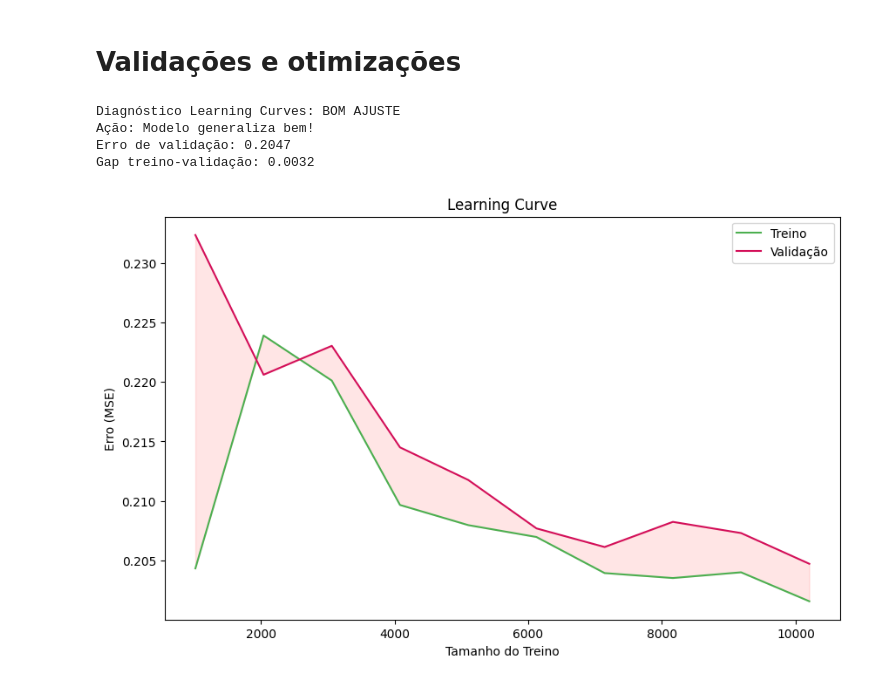
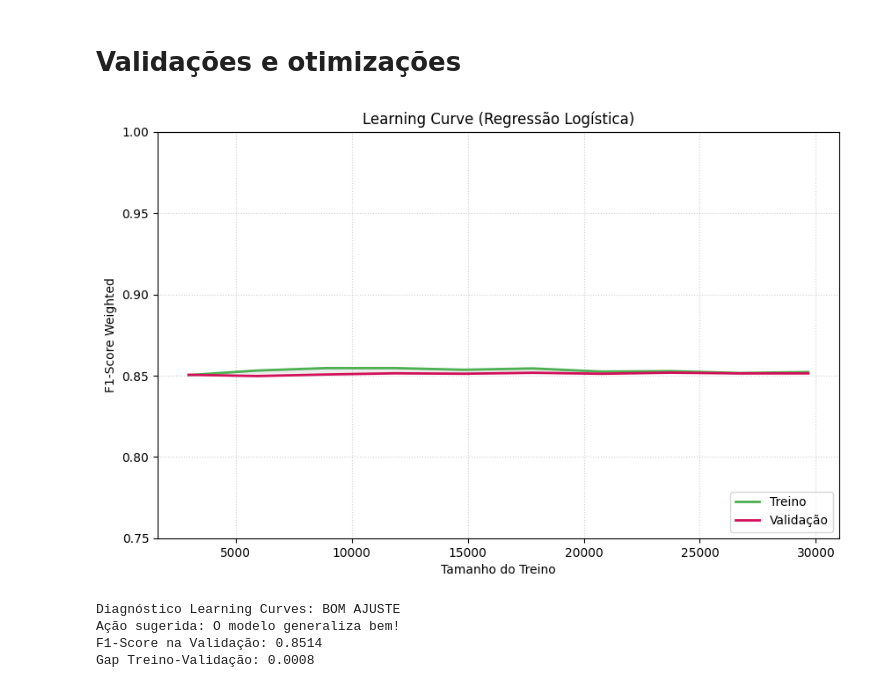
Before and after one commit to jcdematos/fiap-iast-tech-challange-03, a Jupyter notebook: jupyter-notebooks/Modelo_Classificação_Regressao_Logistica_Fase3.ipynb, the cells around one changed output. Drawn from its saved outputs; the diff is of its cells as text; code cells hidden in the pictures.

```diff
--- a/jupyter-notebooks/Modelo_Classificação_Regressao_Logistica_Fase3.ipynb
+++ b/jupyter-notebooks/Modelo_Classificação_Regressao_Logistica_Fase3.ipynb
@@ -288,45 +385,54 @@ ROC AUC Score Geral (Weighted): 0.9489
 # %%
 ##Learning Curves e Validation Curves
 
-#Learning Curves
+# 1. Learning Curves com a métrica (f1_weighted)
 train_sizes, train_scores, val_scores = learning_curve(
-    modelo, X_train_scaled, y_train, cv=5,
+    random_search.best_estimator_,
+    X_train_scaled,
+    y_train,
+    cv=5,
     train_sizes=np.linspace(0.1, 1.0, 10),
-    scoring='neg_mean_squared_error', n_jobs=-1
+    scoring='f1_weighted',
+    n_jobs=-1,
+    random_state=42
 )
 
-train_mean = -train_scores.mean(axis=1)
-val_mean = -val_scores.mean(axis=1)
+# 2. Média das métricas (sem o sinal de menos '-')
+train_mean = train_scores.mean(axis=1)
+val_mean = val_scores.mean(axis=1)
 
+# 3. Visualização da Curva de Aprendizado
 plt.figure(figsize=(10, 6))
-plt.plot(train_sizes, train_mean, label='Treino', color='#4CAF50')
-plt.plot(train_sizes, val_mean, label='Validação', color='#D30F59')
-plt.fill_between(train_sizes, train_mean, val_mean, alpha=0.1, color='red')
+plt.plot(train_sizes, train_mean, label='Treino', color='#4CAF50', lw=2)
+plt.plot(train_sizes, val_mean, label='Validação', color='#D30F59', lw=2)
+plt.fill_between(train_sizes, train_mean, val_mean, alpha=0.15, color='gray')
+
 plt.xlabel('Tamanho do Treino')
-plt.ylabel('Erro (MSE)')
-plt.legend()
-plt.title('Learning Curve')
-plt.savefig('learning_curve.png', dpi=150)
+plt.ylabel('F1-Score Weighted')
+plt.title('Learning Curve (Regressão Logística)')
+plt.legend(loc='lower right')
+plt.grid(True, linestyle=':', alpha=0.6)
+plt.ylim(0.75, 1.0)
+plt.savefig('learning_curve.png', dpi=150, bbox_inches='tight')
+plt.show()
 
-#Diagnóstico automático com Learning Curves
-gap = val_mean[-1] - train_mean[-1]
-abs_err = val_mean[-1]
+# 4. Diagnóstico Automático com Learning Curves
+gap = train_mean[-1] - val_mean[-1]
 
-if abs_err > 1.0 and gap < 0.2:
+if val_mean[-1] < 0.70 and gap < 0.05:
     diagnosis = 'UNDERFITTING'
-    action = 'Aumente a complexidade do modelo'
-elif gap > 0.5:
+    action = 'Aumente a complexidade das features (ex: PolynomialFeatures) ou diminua a regularização (aumente o C).'
+elif gap > 0.10:
     diagnosis = 'OVERFITTING'
-    action = 'Regularize ou adicione mais dados'
+    action = 'Aumente a regularização (diminua o C), aplique seleção de features ou adicione mais dados.'
 else:
     diagnosis = 'BOM AJUSTE'
-    action = 'Modelo generaliza bem!'
+    action = 'O modelo generaliza bem!'
 
 print(f'Diagnóstico Learning Curves: {diagnosis}')
-print(f'Ação: {action}')
-print(f'Erro de validação: {abs_err:.4f}')
-print(f'Gap treino-validação: {gap:.4f}')
-
+print(f'Ação sugerida: {action}')
+print(f'F1-Score na Validação: {val_mean[-1]:.4f}')
+print(f'Gap Treino-Validação: {gap:.4f}\n')
 
 # #Validation Curves
 # param_range = range(1, 21)
@@ -344,35 +450,35 @@ print(f'Gap treino-validação: {gap:.4f}')
 # plt.figure(figsize=(10, 6))
 # plt.plot(param_range, train_mean, label='Treino',
 #          color='#4CAF50')
 # plt.plot(param_range, val_mean, label='Validação',
 #          color='#D30F59')
 # plt.axvline(best_depth, color='#FFD54F', linestyle='--',
 #             label=f'Melhor max_depth={best_depth}')
 # plt.xlabel('max_depth')
 # plt.ylabel('Erro (MSE)')
 # plt.legend()
 # plt.title('Validation Curve')
 # print(f'Melhor max_depth: {best_depth}')
 
 # #Complexidade crescente (polinômios de grau 1 a 20)
 # degrees = [1, 2, 3, 5, 10, 20]
 # for deg in degrees:
 #     model = Pipeline([
 #         ('poly', PolynomialFeatures(deg)),
 #         ('lin', LinearRegression())
 #     ])
 #     model.fit(X_train_scaled, y_train)
 #     tr_err = mean_squared_error(y_train, model.predict(X_train_scaled))
 #     te_err = mean_squared_error(y_test, model.predict(X_test_scaled))
 
 #     status = ('UNDERFITTING' if tr_err > 0.5 and te_err > 0.5
 #               else 'OVERFITTING' if te_err > tr_err * 2
 #               else 'BOM AJUSTE')
 #     print(f'Grau {deg:2d} | Treino={tr_err:.3f} | '
 #           f'Teste={te_err:.3f} | {status}')
 # %% [output]
+[figure, new version]
 Diagnóstico Learning Curves: BOM AJUSTE
-Ação: Modelo generaliza bem!
-Erro de validação: 0.2047
-Gap treino-validação: 0.0032
+Ação sugerida: O modelo generaliza bem!
+F1-Score na Validação: 0.8514
+Gap Treino-Validação: 0.0008
-[figure, old version]
```
Also changed, not shown: parts of 10 cells of this notebook.
